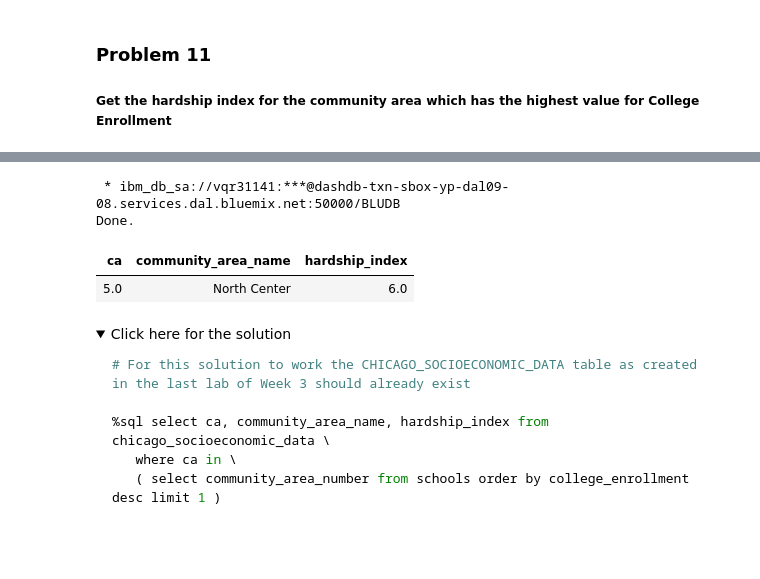
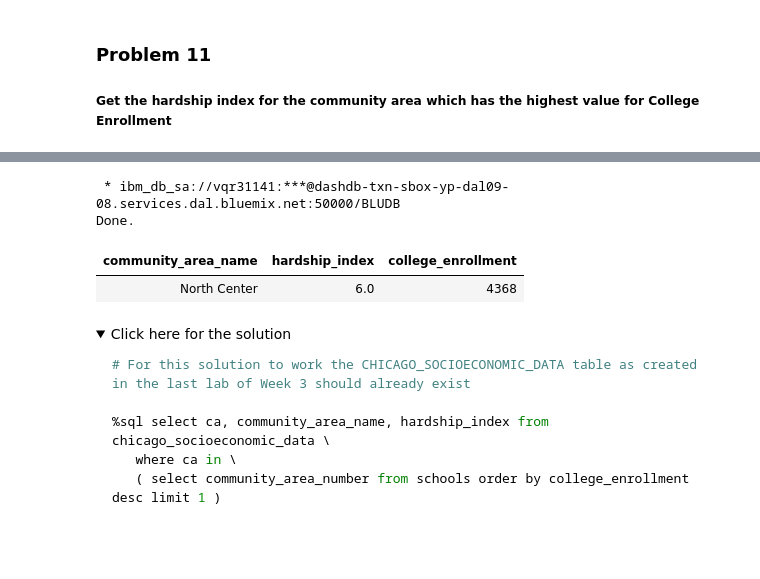
Before and after one commit to zeynin/coursera, a Jupyter notebook: Databases and SQL for Datascience/DB0201EN-Week4-1-1-RealDataPractice-v4-py.ipynb, the cells around one changed output, grey strips where cells are left out. Drawn from its saved outputs; the diff is of its cells as text; code cells hidden in the pictures; folded sections open.

```diff
--- a/Databases and SQL for Datascience/DB0201EN-Week4-1-1-RealDataPractice-v4-py.ipynb
+++ b/Databases and SQL for Datascience/DB0201EN-Week4-1-1-RealDataPractice-v4-py.ipynb
@@ -592,12 +594,13 @@ Done.
-# %%
-%sql select ca, community_area_name, hardship_index from chicago_socioeconomic_data \
-   where ca in \
-   ( select community_area_number from chicago_schools order by college_enrollment desc limit 1 )
-# %% [output]
- * ibm_db_sa://vqr31141:***@dashdb-txn-sbox-yp-dal09-08.services.dal.bluemix.net:50000/BLUDB
-Done.
-| ca | community_area_name | hardship_index |
-| 5.0 | North Center | 6.0 |
+# %%
+%sql select se.community_area_name, se.hardship_index, ps.college_enrollment \
+from CHICAGO_SOCIOECONOMIC_DATA se, SCHOOLS ps \
+where se.ca = ps.community_area_number and ps.college_enrollment = \
+	(select max(college_enrollment) from CHICAGO_PUBLIC_SCHOOLS)
+# %% [output]
+ * ibm_db_sa://vqr31141:***@dashdb-txn-sbox-yp-dal09-08.services.dal.bluemix.net:50000/BLUDB
+Done.
+| community_area_name | hardship_index | college_enrollment |
+| North Center | 6.0 | 4368 |
 # %% [markdown]
 <details><summary>Click here for the solution</summary>
 
```
Also changed, not shown: parts of 4 cells of this notebook.
